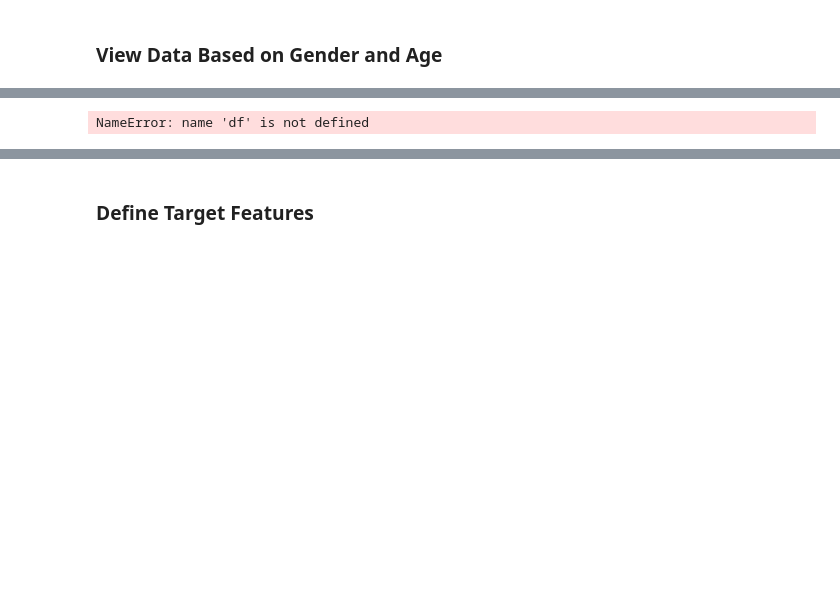
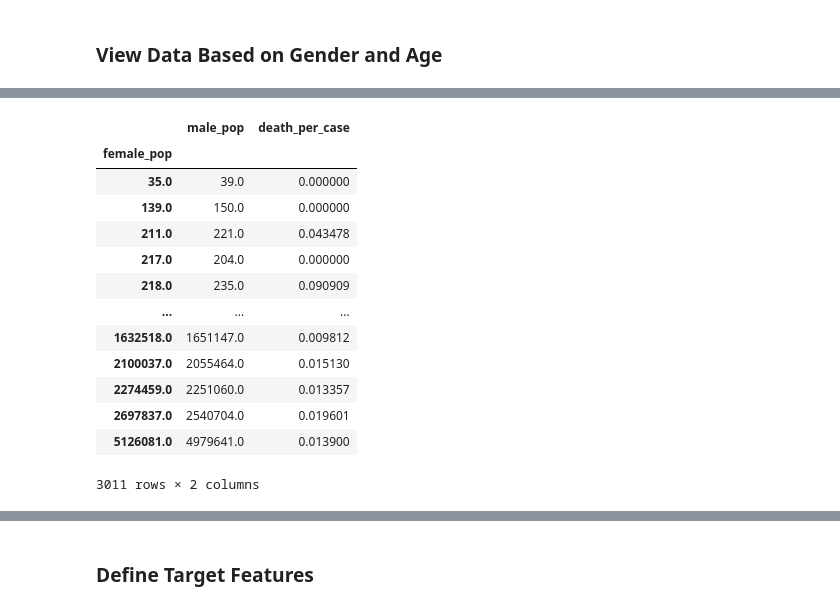
Before and after one commit to memote024/CS7324fall23, a Jupyter notebook: Lab3/Lab3_ExtendedLogisticalRegression (1).ipynb, the cells around one changed output, grey strips where cells are left out. Cells and saved outputs as stored; diff of their text form; code cells hidden in the pictures; blank space fills up the shorter version.

```diff
--- a/Lab3/Lab3_ExtendedLogisticalRegression (1).ipynb
+++ b/Lab3/Lab3_ExtendedLogisticalRegression (1).ipynb
@@ -457,5 +476,18 @@ SyntaxError: unterminated string literal (detected at line 39) (3642824458.py, l
 # %%
-df[["gender", "deaths_per_case"]].groupby("gender").sum()
+cases[["female_pop", "male_pop", "death_per_case"]].groupby("female_pop").sum()
 # %% [output]
+|  | male_pop | death_per_case |
+| female_pop |  |  |
+| 35.0 | 39.0 | 0.000000 |
+| 139.0 | 150.0 | 0.000000 |
+| 211.0 | 221.0 | 0.043478 |
+| 217.0 | 204.0 | 0.000000 |
+| 218.0 | 235.0 | 0.090909 |
+| ... | ... | ... |
+| 1632518.0 | 1651147.0 | 0.009812 |
+| 2100037.0 | 2055464.0 | 0.015130 |
+| 2274459.0 | 2251060.0 | 0.013357 |
+| 2697837.0 | 2540704.0 | 0.019601 |
+| 5126081.0 | 4979641.0 | 0.013900 |
-NameError: name 'df' is not defined
+3011 rows × 2 columns
 # %%
```
Also changed, not shown: parts of 17 cells of this notebook.
